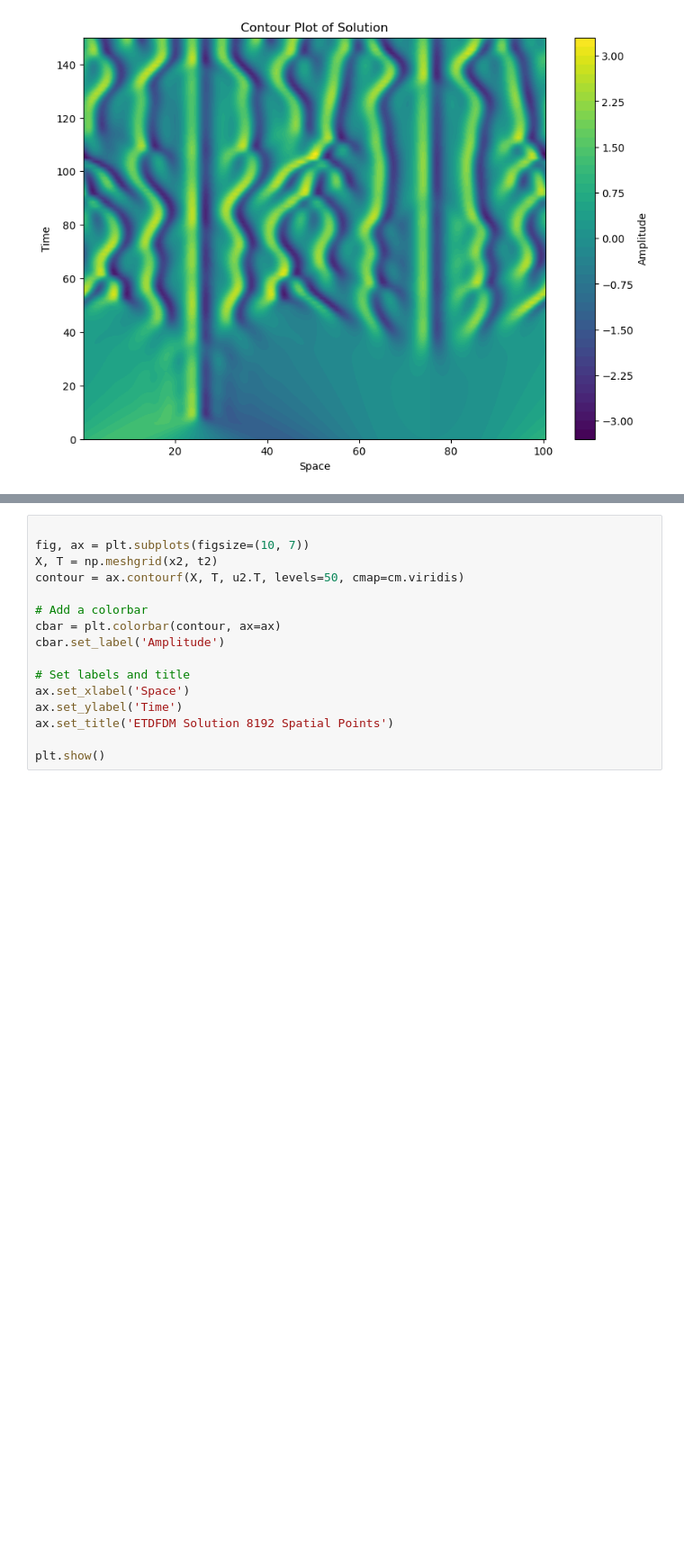
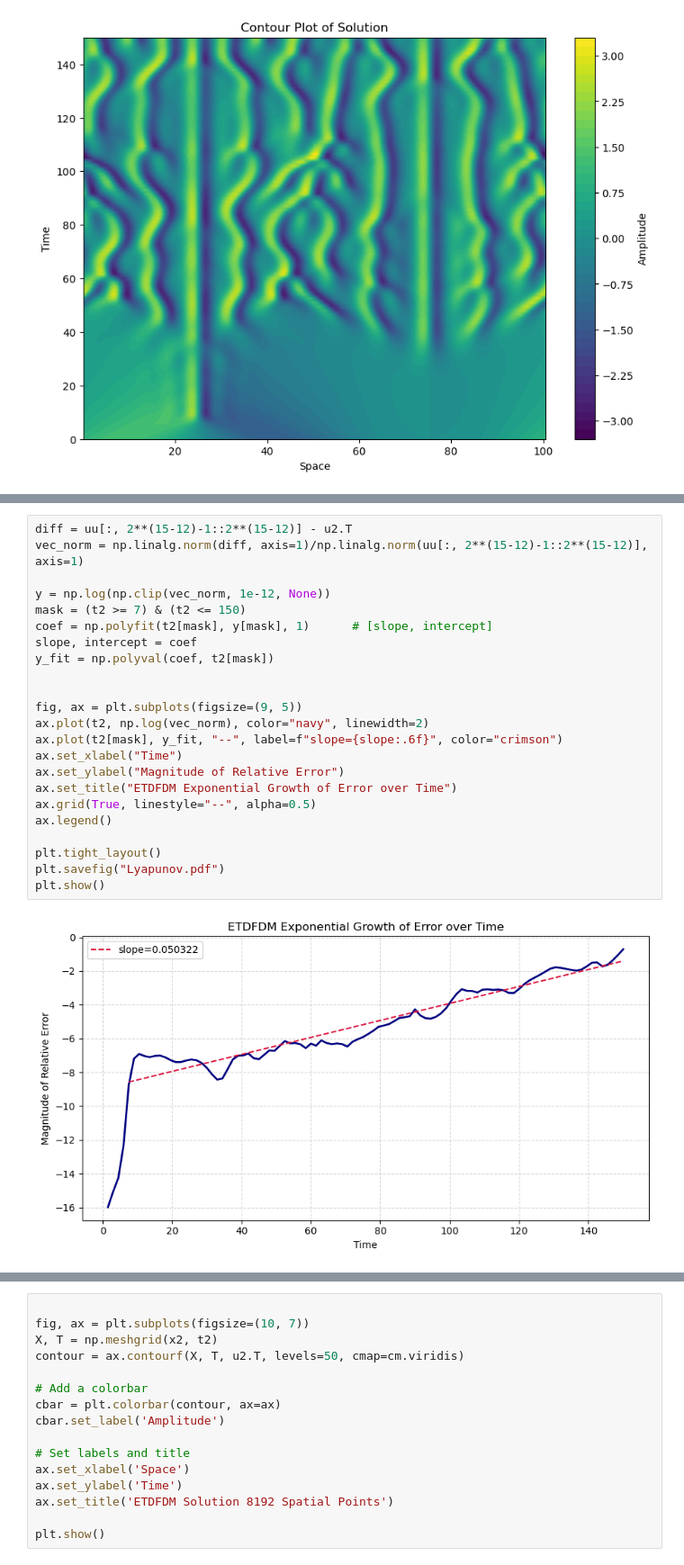
Before and after one commit to Gaffeyh/Research_Project, a Jupyter notebook: ETD_FDM/Comparison_KS.ipynb, the cells around one changed output, grey strips where cells are left out. Shown at 90% size. Drawn from its saved outputs; the diff is of its cells as text; blank space fills up the shorter version.

```diff
--- a/ETD_FDM/Comparison_KS.ipynb
+++ b/ETD_FDM/Comparison_KS.ipynb
@@ -451,0 +815,25 @@ plt.show()
+# %%
+diff = uu[:, 2**(15-12)-1::2**(15-12)] - u2.T
+vec_norm = np.linalg.norm(diff, axis=1)/np.linalg.norm(uu[:, 2**(15-12)-1::2**(15-12)], axis=1)
+
+y = np.log(np.clip(vec_norm, 1e-12, None))
+mask = (t2 >= 7) & (t2 <= 150)
+coef = np.polyfit(t2[mask], y[mask], 1)      # [slope, intercept]
+slope, intercept = coef
+y_fit = np.polyval(coef, t2[mask])
+
+
+fig, ax = plt.subplots(figsize=(9, 5))
+ax.plot(t2, np.log(vec_norm), color="navy", linewidth=2)
+ax.plot(t2[mask], y_fit, "--", label=f"slope={slope:.6f}", color="crimson")
+ax.set_xlabel("Time")
+ax.set_ylabel("Magnitude of Relative Error")
+ax.set_title("ETDFDM Exponential Growth of Error over Time")
+ax.grid(True, linestyle="--", alpha=0.5)
+ax.legend()
+
+plt.tight_layout()
+plt.savefig("Lyapunov.pdf")
+plt.show()
+# %% [output]
+[figure, added]
```
Also changed, not shown: parts of 26 cells of this notebook, 10 other files.
